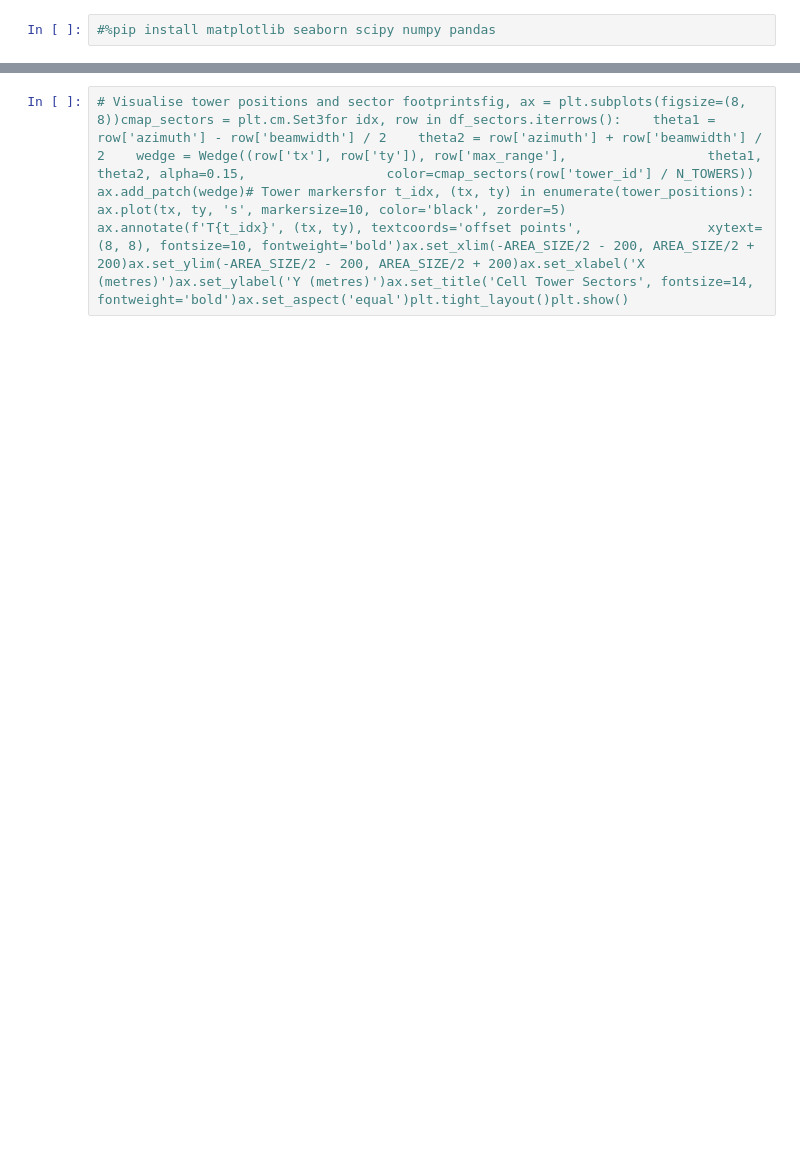
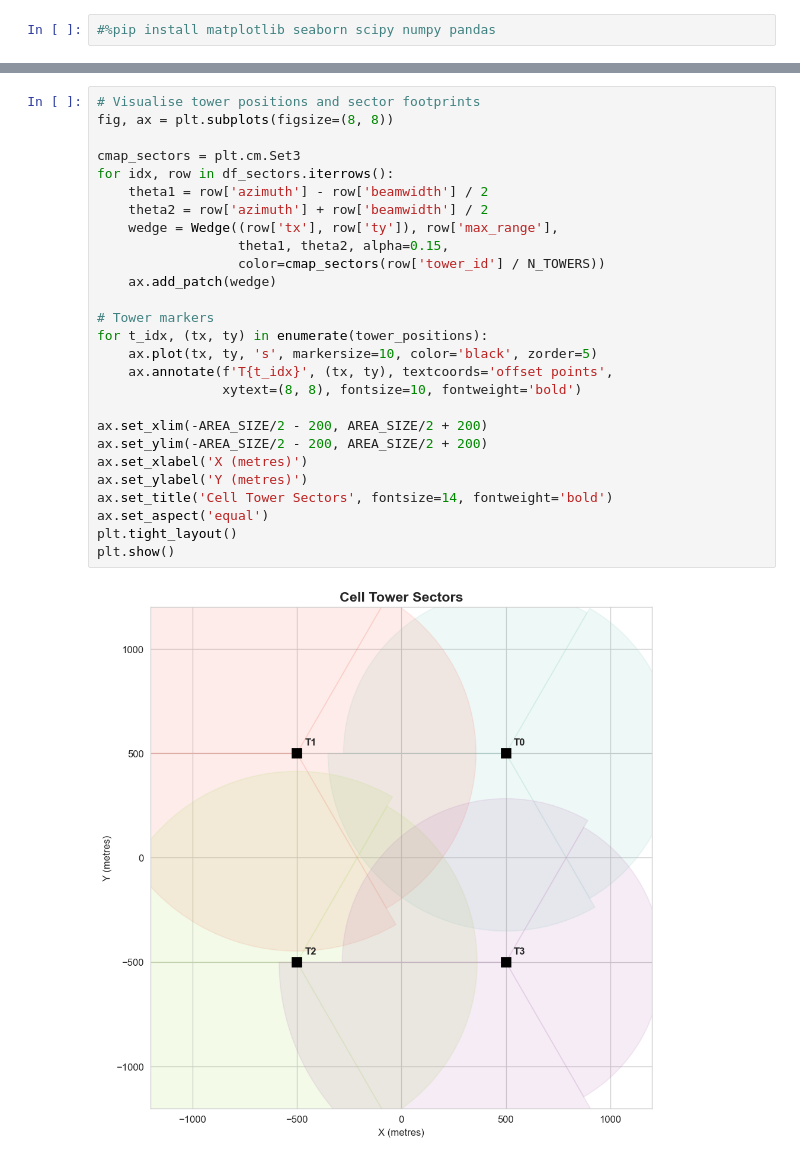
Before and after one commit to Boison08/RADAR-SIGNAL-DETECTION, a Jupyter notebook: presence_heatmap_generator.ipynb, the cells around one changed output, grey strips where cells are left out. Drawn from its saved outputs; the diff is of its cells as text; blank space fills up the shorter version.

```diff
--- a/presence_heatmap_generator.ipynb
+++ b/presence_heatmap_generator.ipynb
@@ -15,3 +211,30 @@
 # %%
-# Visualise tower positions and sector footprintsfig, ax = plt.subplots(figsize=(8, 8))cmap_sectors = plt.cm.Set3for idx, row in df_sectors.iterrows():    theta1 = row['azimuth'] - row['beamwidth'] / 2    theta2 = row['azimuth'] + row['beamwidth'] / 2    wedge = Wedge((row['tx'], row['ty']), row['max_range'],                  theta1, theta2, alpha=0.15,                  color=cmap_sectors(row['tower_id'] / N_TOWERS))    ax.add_patch(wedge)# Tower markersfor t_idx, (tx, ty) in enumerate(tower_positions):    ax.plot(tx, ty, 's', markersize=10, color='black', zorder=5)    ax.annotate(f'T{t_idx}', (tx, ty), textcoords='offset points',                xytext=(8, 8), fontsize=10, fontweight='bold')ax.set_xlim(-AREA_SIZE/2 - 200, AREA_SIZE/2 + 200)ax.set_ylim(-AREA_SIZE/2 - 200, AREA_SIZE/2 + 200)ax.set_xlabel('X (metres)')ax.set_ylabel('Y (metres)')ax.set_title('Cell Tower Sectors', fontsize=14, fontweight='bold')ax.set_aspect('equal')plt.tight_layout()plt.show()
+# Visualise tower positions and sector footprints
+fig, ax = plt.subplots(figsize=(8, 8))
+
+cmap_sectors = plt.cm.Set3
+for idx, row in df_sectors.iterrows():
+    theta1 = row['azimuth'] - row['beamwidth'] / 2
+    theta2 = row['azimuth'] + row['beamwidth'] / 2
+    wedge = Wedge((row['tx'], row['ty']), row['max_range'],
+                  theta1, theta2, alpha=0.15,
+                  color=cmap_sectors(row['tower_id'] / N_TOWERS))
+    ax.add_patch(wedge)
+
+# Tower markers
+for t_idx, (tx, ty) in enumerate(tower_positions):
+    ax.plot(tx, ty, 's', markersize=10, color='black', zorder=5)
+    ax.annotate(f'T{t_idx}', (tx, ty), textcoords='offset points',
+                xytext=(8, 8), fontsize=10, fontweight='bold')
+
+ax.set_xlim(-AREA_SIZE/2 - 200, AREA_SIZE/2 + 200)
+ax.set_ylim(-AREA_SIZE/2 - 200, AREA_SIZE/2 + 200)
+ax.set_xlabel('X (metres)')
+ax.set_ylabel('Y (metres)')
+ax.set_title('Cell Tower Sectors', fontsize=14, fontweight='bold')
+ax.set_aspect('equal')
+plt.tight_layout()
+plt.show()
+# %% [output]
+[figure, added]
 # %%
```
Also changed, not shown: parts of 11 cells of this notebook.
